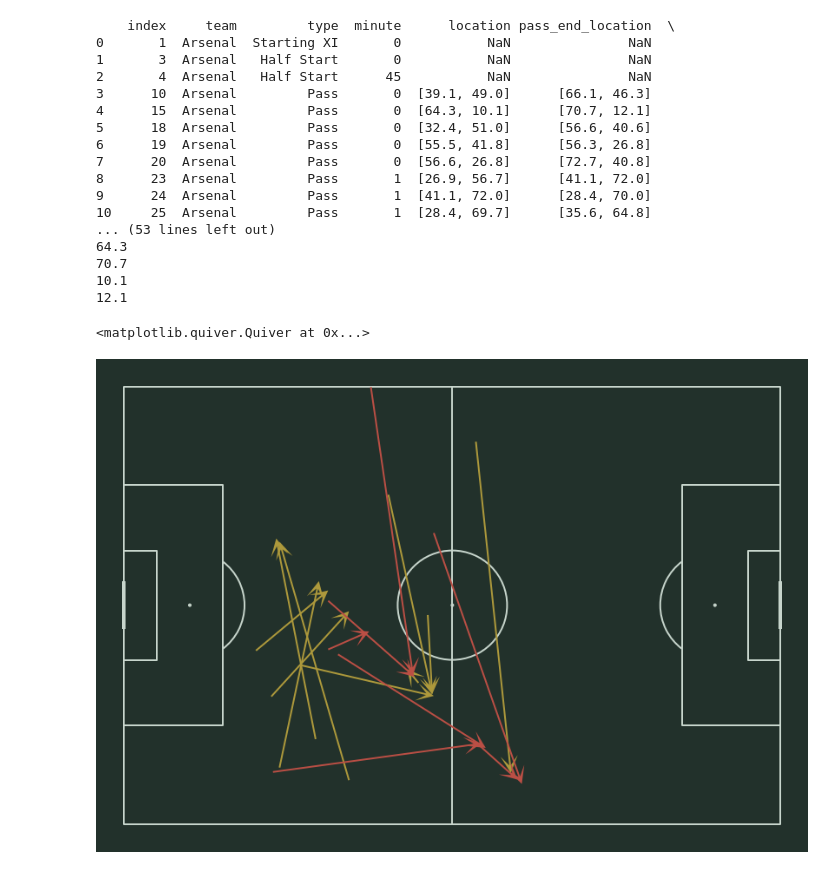
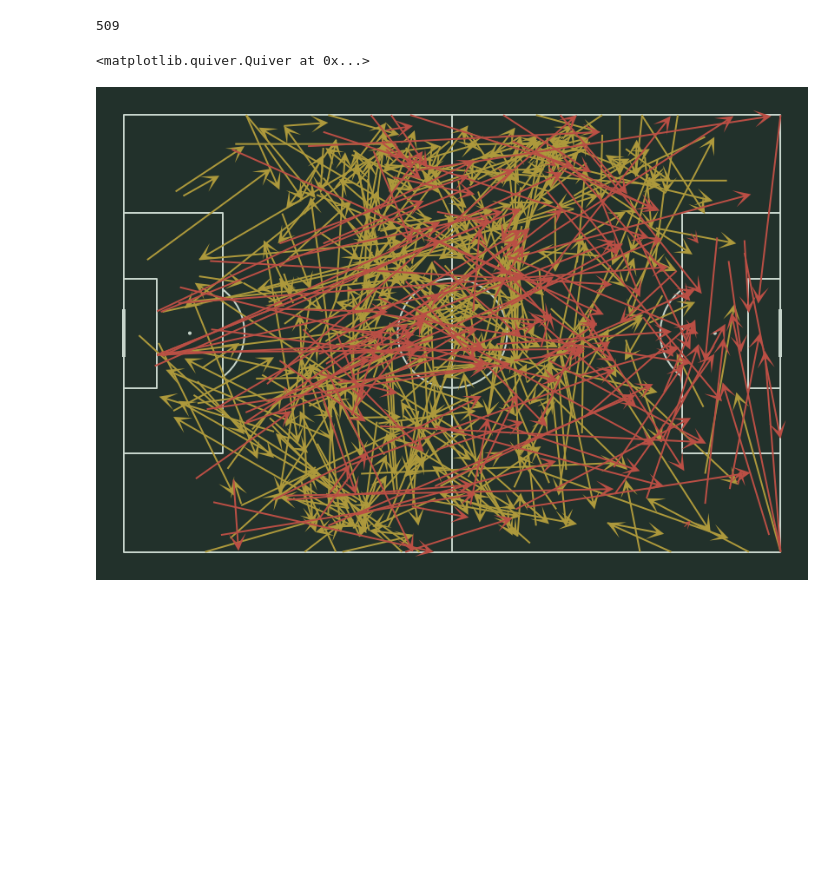
Before and after one commit to chimeenjoku/Footballdata, a Jupyter notebook: footballdata.ipynb, the cells around one changed output. Saved outputs shown, nothing was run; the diff lists cells and outputs as text; code cells hidden in the pictures; blank space fills up the shorter version.

Commit message:
shot map and pass map test

```diff
--- a/footballdata.ipynb
+++ b/footballdata.ipynb
@@ -93,3 +20,5 @@ Index(['ball_receipt_outcome', 'ball_recovery_recovery_failure',
 # %%
-events = events[['team', 'type','minute','location', 'pass_end_location','pass_angle', 'player', 'pass_outcome']]
-events = events[events ['team'] =='Arsenal'].reset_index()
+all_events_pass = events[['team', 'type','minute','location', 'pass_end_location','pass_angle', 'player', 'pass_outcome']]
+all_events_shots = events[['team', 'type','minute','location','shot_end_location','shot_first_time','shot_freeze_frame','shot_outcome','shot_statsbomb_xg','shot_technique','shot_type']]
+all_arsenal_pass = all_events_pass[(all_events_pass['team'] =='Arsenal' )& (all_events_pass ['type'] =='Pass' ) ].reset_index()
+all_arsenal_shots = all_events_shots[(all_events_shots['team'] =='Arsenal')& (all_events_shots ['type'] =='Shot' )].reset_index()
@@ -116,59 +25,31 @@ events.head(20)
 # %%
 from mplsoccer.pitch import Pitch
-df = pd.DataFrame(events.head(20))
+df = pd.DataFrame(all_arsenal_pass)
 df['location_x']=df['location'].str[0]
 df['location_y']=df['location'].str[1]
-#df['location_x']=df['location_x']*1.2
-#df['location_y']=df['location_x']*.8
 df['pass_end_location_x']=df['pass_end_location'].str[0]
 df['pass_end_location_y']=df['pass_end_location'].str[1]
-#df['pass_end_location_x']=df['pass_end_location_x']*1.2
-#df['pass_end_location_y']=df['pass_end_location_y']*.8
+print(df.shape[0])
 
 mask_complete = df.pass_outcome.isnull()
 
 #this is how we create the pitch
 pitch = Pitch(pitch_type='statsbomb',pitch_color='#22312b', line_color='#c7d5cc')
 fig,ax = pitch.draw(figsize=(13, 8), constrained_layout=False, tight_layout=True)
 fig.set_facecolor('#22312b')
 ax.patch.set_facecolor('#22312b')
 
-#Draw the pitch on the ax figure as well as invert the axis for this specific pitch
-#plt.gca().invert_yaxis()
-
-print(df)
-
-print(df['location_x'][4])
-print(df['pass_end_location_x'][4])
-print(df['location_y'][4])
-print(df['pass_end_location_y'][4])
 
 # Plot the completed passes
 pitch.arrows(df[mask_complete]['location_x'], df[mask_complete]['location_y'],
-             df[mask_complete]['pass_end_location_x'], df[mask_complete]['pass_end_location_x'], width=2,
+             df[mask_complete]['pass_end_location_x'], df[mask_complete]['pass_end_location_y'], width=2,
              headwidth=10, headlength=10, color='#ad993c', ax=ax, label='completed passes')
 
-# Plot the completed passes
+# Plot the incomplete passes
 pitch.arrows(df[~mask_complete]['location_x'], df[~mask_complete]['location_y'],
-             df[~mask_complete]['pass_end_location_x'], df[~mask_complete]['pass_end_location_x'], width=2,
+             df[~mask_complete]['pass_end_location_x'], df[~mask_complete]['pass_end_location_y'], width=2,
              headwidth=10, headlength=10, color='#ba4f45', ax=ax, label='other passes')
 # %% [output]
-    index     team         type  minute      location pass_end_location  \
-0       1  Arsenal  Starting XI       0           NaN               NaN
-1       3  Arsenal   Half Start       0           NaN               NaN
-2       4  Arsenal   Half Start      45           NaN               NaN
-3      10  Arsenal         Pass       0  [39.1, 49.0]      [66.1, 46.3]
-4      15  Arsenal         Pass       0  [64.3, 10.1]      [70.7, 12.1]
-5      18  Arsenal         Pass       0  [32.4, 51.0]      [56.6, 40.6]
-6      19  Arsenal         Pass       0  [55.5, 41.8]      [56.3, 26.8]
-7      20  Arsenal         Pass       0  [56.6, 26.8]      [72.7, 40.8]
-8      23  Arsenal         Pass       1  [26.9, 56.7]      [41.1, 72.0]
-9      24  Arsenal         Pass       1  [41.1, 72.0]      [28.4, 70.0]
-10     25  Arsenal         Pass       1  [28.4, 69.7]      [35.6, 64.8]
-... (53 lines left out)
-64.3
-70.7
-10.1
-12.1
+509
 <matplotlib.quiver.Quiver at 0x...>
-[figure, old version]
+[figure, new version]
```
Also changed, not shown: parts of 6 cells of this notebook.
